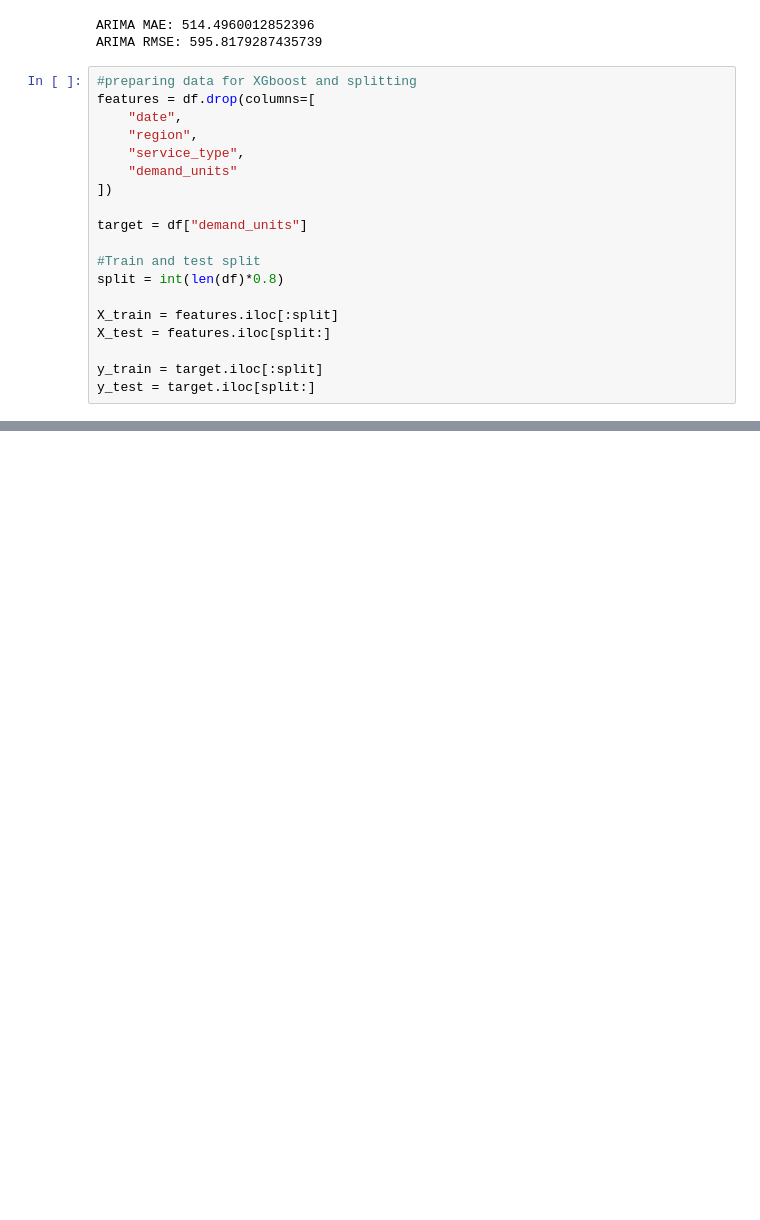
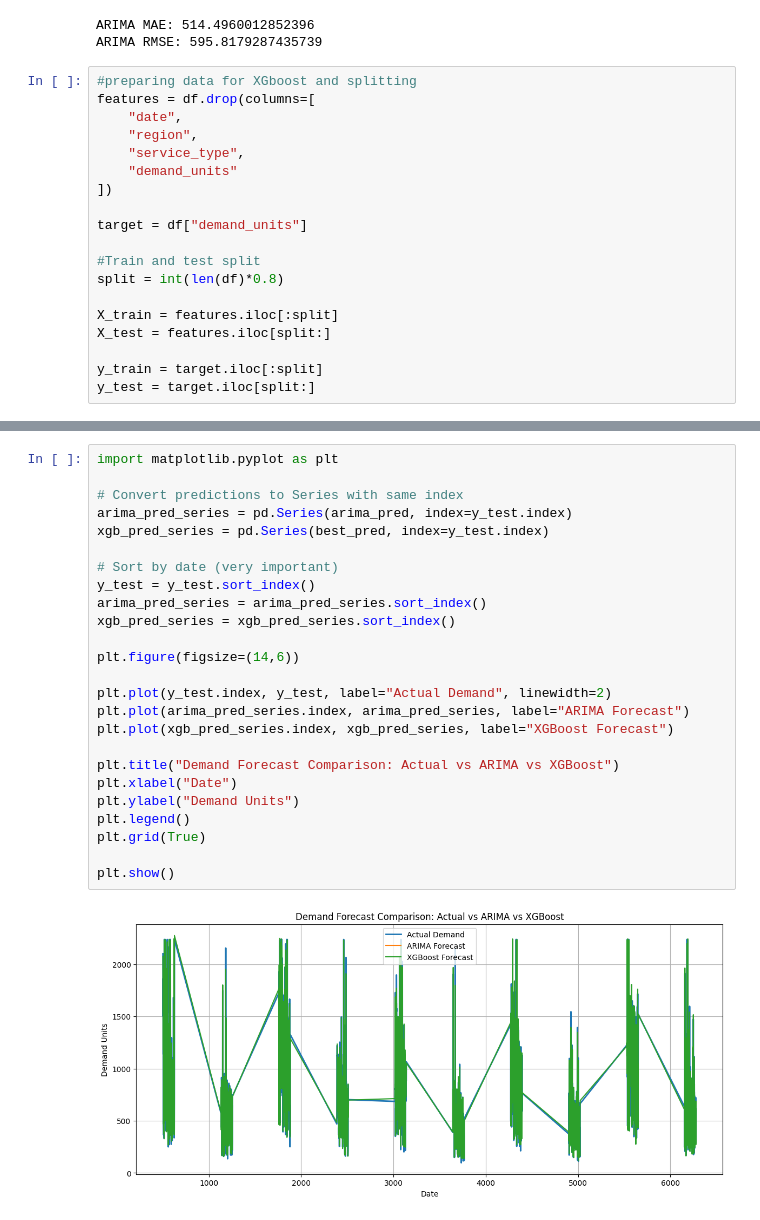
Before and after one commit to mickeygems/supply-demand-forecasting-and-capacity-opitimization, a Jupyter notebook: demand_and_capacity_opti.ipynb, the cells around one changed output, grey strips where cells are left out. Cells and saved outputs as stored; diff of their text form; blank space fills up the shorter version.

```diff
--- a/demand_and_capacity_opti.ipynb
+++ b/demand_and_capacity_opti.ipynb
@@ -590,0 +694,27 @@ y_test = target.iloc[split:]
+# %%
+import matplotlib.pyplot as plt
+
+# Convert predictions to Series with same index
+arima_pred_series = pd.Series(arima_pred, index=y_test.index)
+xgb_pred_series = pd.Series(best_pred, index=y_test.index)
+
+# Sort by date (very important)
+y_test = y_test.sort_index()
+arima_pred_series = arima_pred_series.sort_index()
+xgb_pred_series = xgb_pred_series.sort_index()
+
+plt.figure(figsize=(14,6))
+
+plt.plot(y_test.index, y_test, label="Actual Demand", linewidth=2)
+plt.plot(arima_pred_series.index, arima_pred_series, label="ARIMA Forecast")
+plt.plot(xgb_pred_series.index, xgb_pred_series, label="XGBoost Forecast")
+
+plt.title("Demand Forecast Comparison: Actual vs ARIMA vs XGBoost")
+plt.xlabel("Date")
+plt.ylabel("Demand Units")
+plt.legend()
+plt.grid(True)
+
+plt.show()
+# %% [output]
+[figure, added]
```
Also changed, not shown: parts of 6 cells of this notebook, 1 other file.
